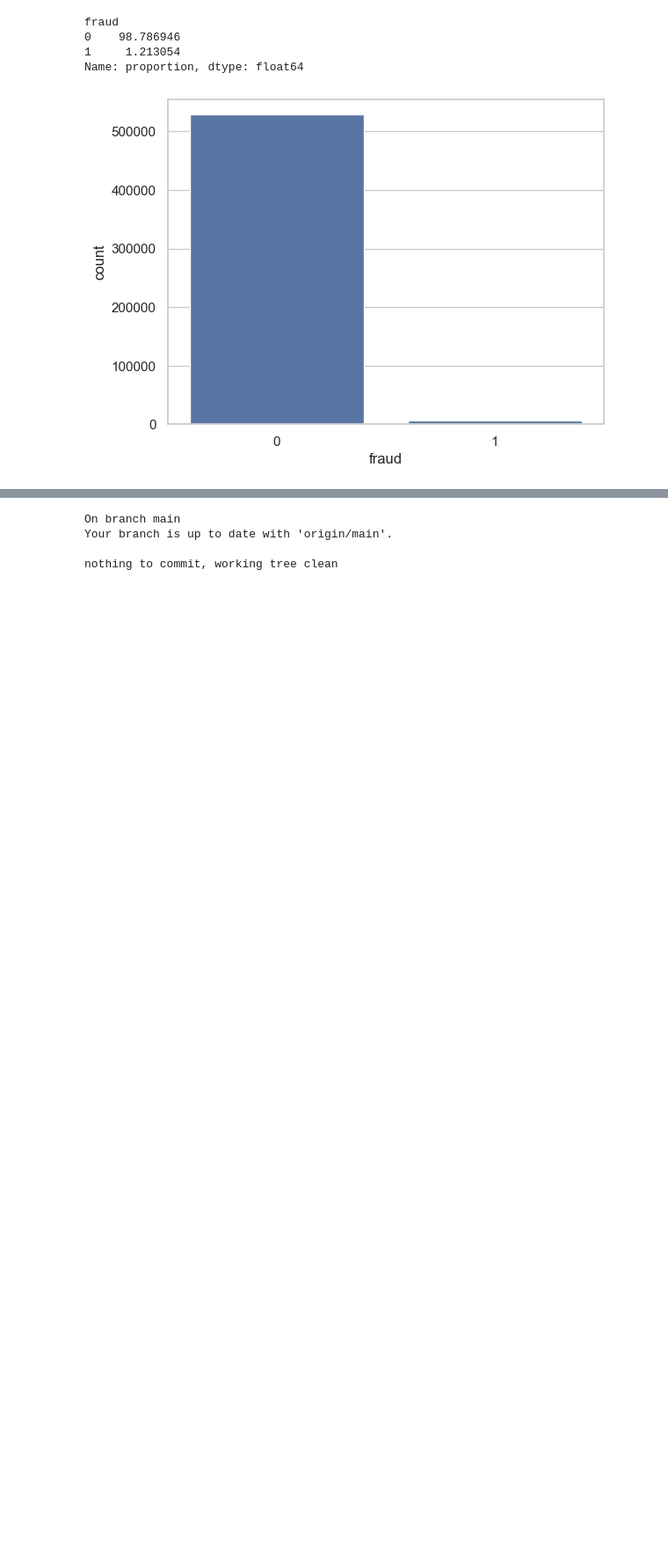
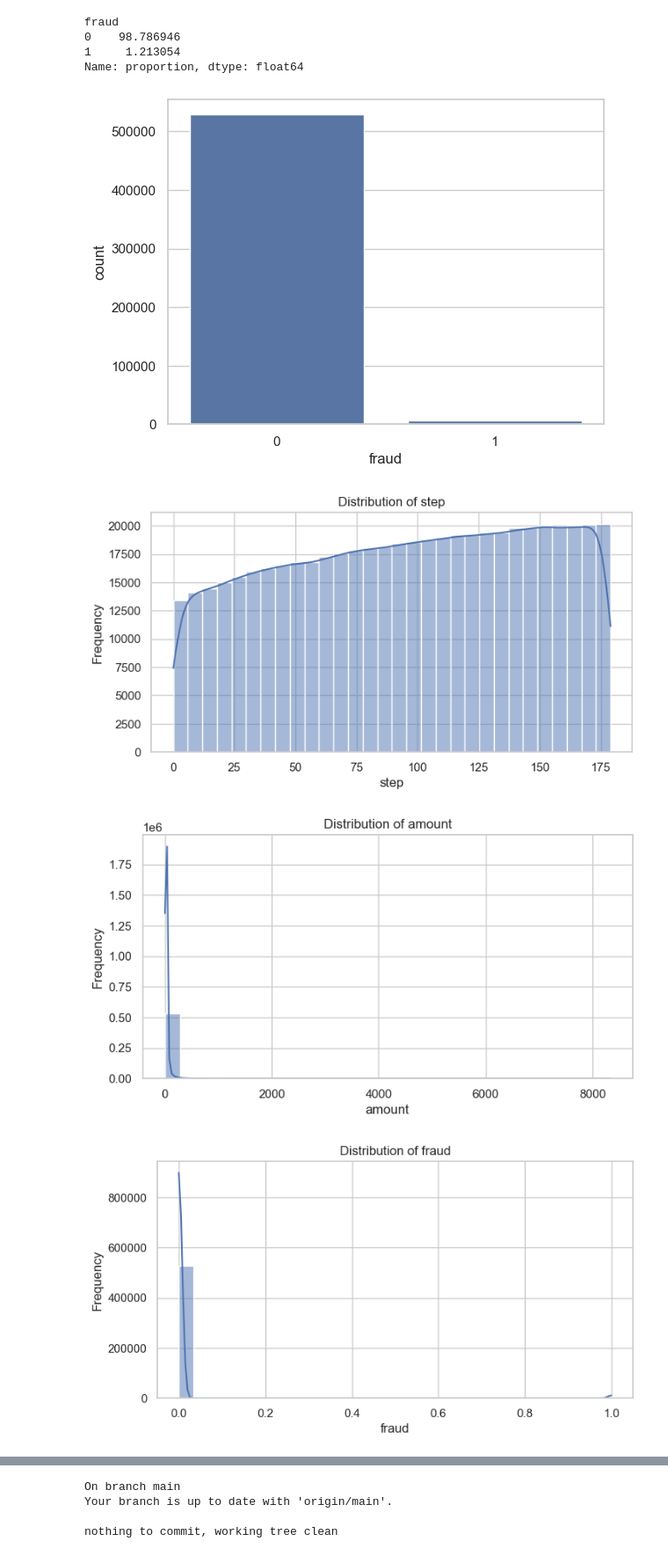
Before and after one commit to Rmp2404/HSBC_DSML_Hackathon_2025, a Jupyter notebook: DS_ML.ipynb, the cells around one changed output, grey strips where cells are left out. Shown at 88% size. Drawn from its saved outputs; the diff is of its cells as text; code cells hidden in the pictures; blank space fills up the shorter version.

```diff
--- a/DS_ML.ipynb
+++ b/DS_ML.ipynb
@@ -97,3 +97,32 @@ fraud
 1     1.213054
 Name: proportion, dtype: float64
 [figure]
+# %%
+def univariate_numerical(df):
+    numerical_cols = df.select_dtypes(include=['int64', 'float64']).columns
+    for col in numerical_cols:
+        plt.figure(figsize=(8, 4))
+        sns.histplot(df[col], kde=True, bins=30)
+        plt.title(f'Distribution of {col}')
+        plt.xlabel(col)
+        plt.ylabel('Frequency')
+        plt.grid(True)
+        plt.show()
+def univariate_categorical(df):
+    categorical_cols = df.select_dtypes(include=['object', 'category']).columns
+    for col in categorical_cols:
+        plt.figure(figsize=(8, 4))
+        sns.countplot(data=df, x=col, order=df[col].value_counts().index)
+        plt.title(f'Count Plot of {col}')
+        plt.xlabel(col)
+        plt.ylabel('Count')
+        plt.xticks(rotation=45)
+        plt.grid(True)
+        plt.show()
+# assuming your DataFrame is called df
+univariate_numerical(df)
+univariate_categorical(df)
+# %% [output]
+[figure, added]
+[figure, added]
+[figure, added]
```
Also changed, not shown: parts of 49 cells of this notebook.
